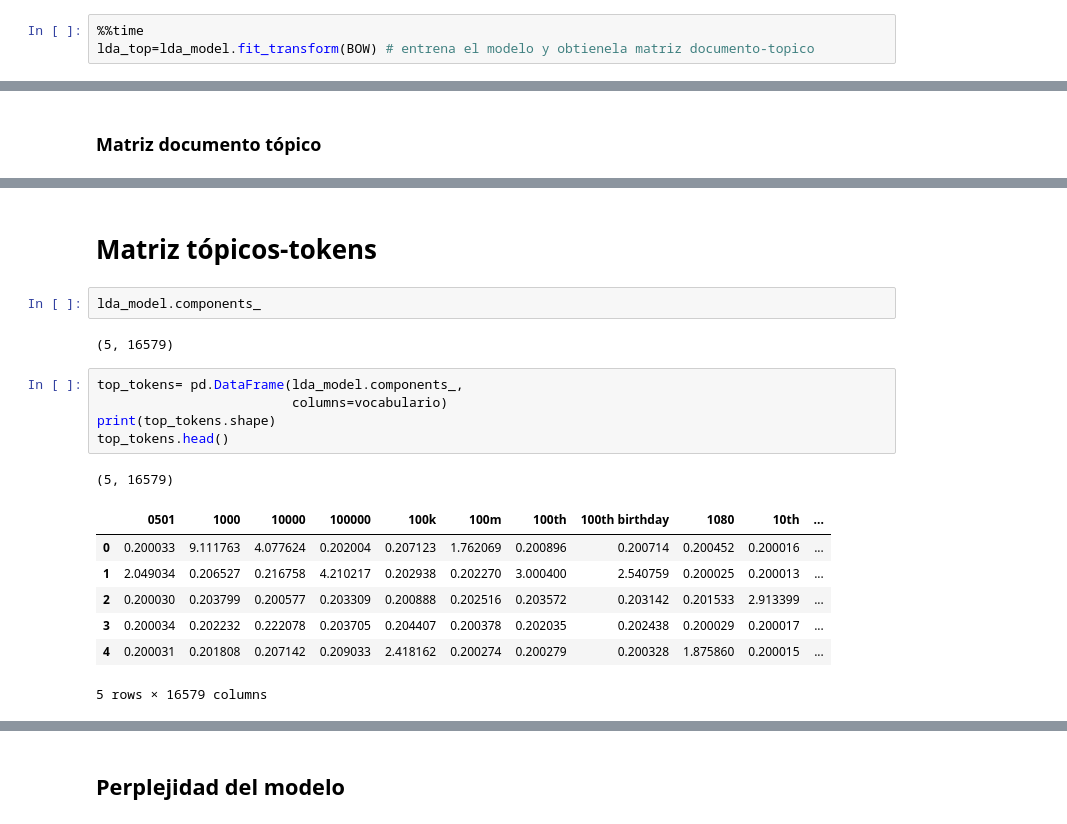
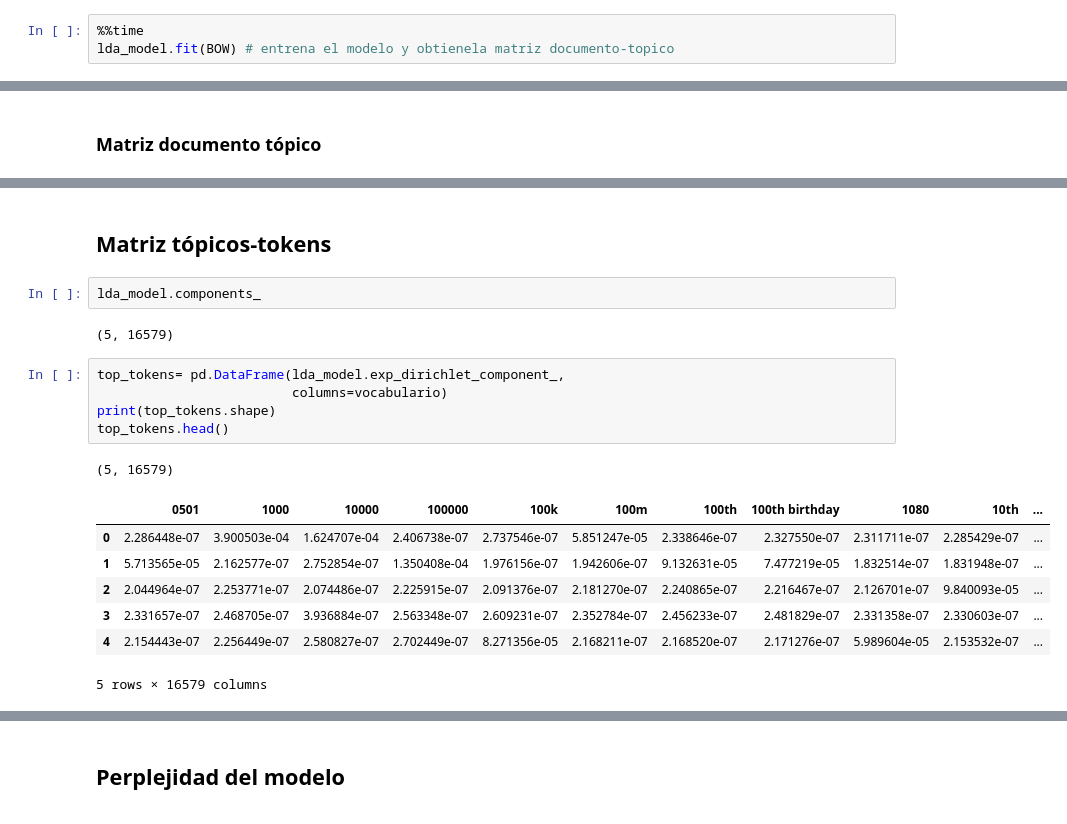
Before and after one commit to AnIsAsPe/LDATopicModeling_pyspark, a Jupyter notebook: LDA_con_sklearn_noticias_2020.ipynb, the cells around one changed output, grey strips where cells are left out. Drawn from its saved outputs; the diff is of its cells as text.

```diff
--- a/LDA_con_sklearn_noticias_2020.ipynb
+++ b/LDA_con_sklearn_noticias_2020.ipynb
@@ -119,7 +119,7 @@ from sklearn.decomposition import LatentDirichletAllocation
 lda_model=LatentDirichletAllocation(n_components=5,learning_method='online',random_state=42,max_iter=50)
 # %%
 %%time
-lda_top=lda_model.fit_transform(BOW) # entrena el modelo y obtienela matriz documento-topico
+lda_model.fit(BOW) # entrena el modelo y obtienela matriz documento-topico
 # %% [output]
 CPU times: user 4min 1s, sys: 1.62 s, total: 4min 2s
 Wall time: 4min 2s
@@ -140,20 +155,20 @@ doc_top.head()
 # %% [markdown]
-# Matriz tópicos-tokens
+## Matriz tópicos-tokens
 # %%
 lda_model.components_
 # %% [output]
 (5, 16579)
 # %%
-top_tokens= pd.DataFrame(lda_model.components_,
+top_tokens= pd.DataFrame(lda_model.exp_dirichlet_component_,
                          columns=vocabulario)
 print(top_tokens.shape)
 top_tokens.head()
 # %% [output]
 (5, 16579)
 |  | 0501 | 1000 | 10000 | 100000 | 100k | 100m | 100th | 100th birthday | 1080 | 10th | ... |
-| 0 | 0.200033 | 9.111763 | 4.077624 | 0.202004 | 0.207123 | 1.762069 | 0.200896 | 0.200714 | 0.200452 | 0.200016 | ... |
-| 1 | 2.049034 | 0.206527 | 0.216758 | 4.210217 | 0.202938 | 0.202270 | 3.000400 | 2.540759 | 0.200025 | 0.200013 | ... |
-| 2 | 0.200030 | 0.203799 | 0.200577 | 0.203309 | 0.200888 | 0.202516 | 0.203572 | 0.203142 | 0.201533 | 2.913399 | ... |
-| 3 | 0.200034 | 0.202232 | 0.222078 | 0.203705 | 0.204407 | 0.200378 | 0.202035 | 0.202438 | 0.200029 | 0.200017 | ... |
-| 4 | 0.200031 | 0.201808 | 0.207142 | 0.209033 | 2.418162 | 0.200274 | 0.200279 | 0.200328 | 1.875860 | 0.200015 | ... |
+| 0 | 2.286448e-07 | 3.900503e-04 | 1.624707e-04 | 2.406738e-07 | 2.737546e-07 | 5.851247e-05 | 2.338646e-07 | 2.327550e-07 | 2.311711e-07 | 2.285429e-07 | ... |
+| 1 | 5.713565e-05 | 2.162577e-07 | 2.752854e-07 | 1.350408e-04 | 1.976156e-07 | 1.942606e-07 | 9.132631e-05 | 7.477219e-05 | 1.832514e-07 | 1.831948e-07 | ... |
+| 2 | 2.044964e-07 | 2.253771e-07 | 2.074486e-07 | 2.225915e-07 | 2.091376e-07 | 2.181270e-07 | 2.240865e-07 | 2.216467e-07 | 2.126701e-07 | 9.840093e-05 | ... |
+| 3 | 2.331657e-07 | 2.468705e-07 | 3.936884e-07 | 2.563348e-07 | 2.609231e-07 | 2.352784e-07 | 2.456233e-07 | 2.481829e-07 | 2.331358e-07 | 2.330603e-07 | ... |
+| 4 | 2.154443e-07 | 2.256449e-07 | 2.580827e-07 | 2.702449e-07 | 8.271356e-05 | 2.168211e-07 | 2.168520e-07 | 2.171276e-07 | 5.989604e-05 | 2.153532e-07 | ... |
 5 rows × 16579 columns
```
Also changed, not shown: parts of 9 cells of this notebook.
